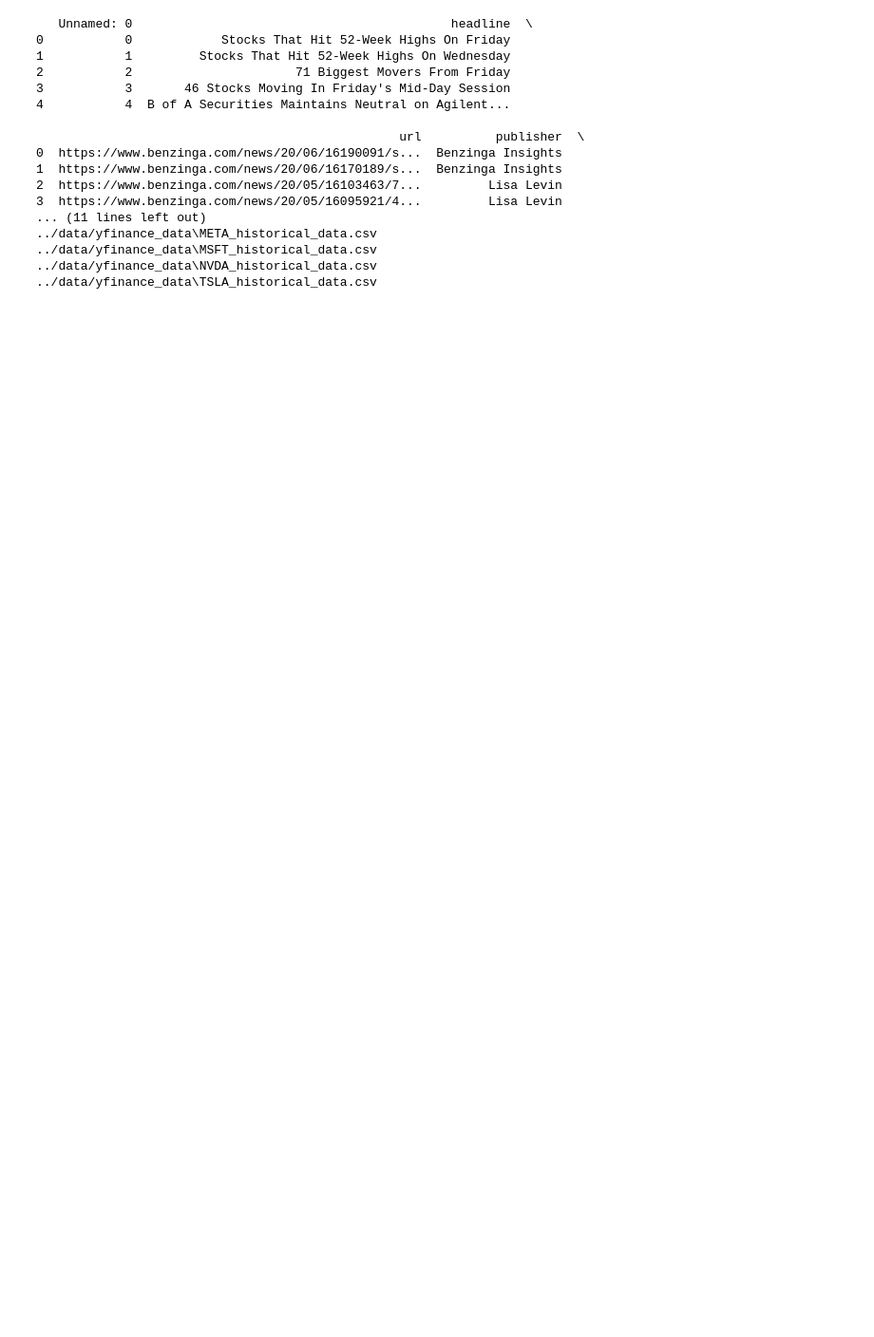
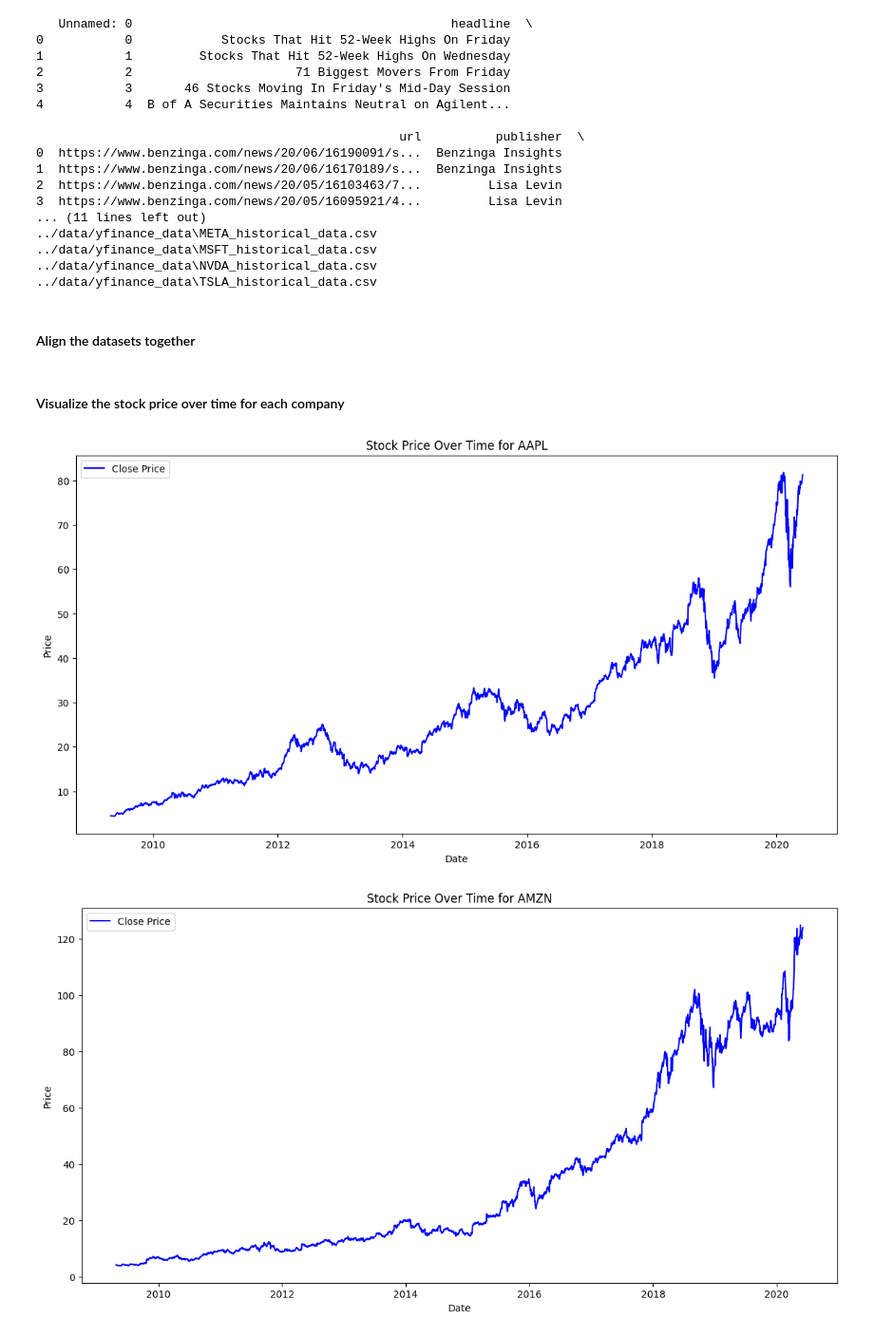
Before and after one commit to chalasimon/financial-news-sentiment-analysis, a Jupyter notebook: notebooks/task3.ipynb, the cells around one changed output. Shown: that part at 95% size. Drawn from its saved outputs; the diff is of its cells as text; code cells hidden in the pictures; blank space fills up the shorter version.

```diff
--- a/notebooks/task3.ipynb
+++ b/notebooks/task3.ipynb
@@ -86,5 +72,36 @@ final_data = pd.concat(aligned_dfs, ignore_index=True)
 ../data/yfinance_data\MSFT_historical_data.csv
 ../data/yfinance_data\NVDA_historical_data.csv
 ../data/yfinance_data\TSLA_historical_data.csv
+# %% [markdown]
+#### Align the datasets together
 # %%
-final_data
+stock_data = {
+    'AAPL': AAPL,
+    'AMZN': AMZN,
+    'MSFT': MSFT,
+    'GOOG': GOOG,
+    'META': META,
+    'TSLA': TSLA
+}
+# perfom data alignment
+aligned_dfs = []
+for ticker, df in stock_data.items():
+
+    # Convert the 'Date' column to datetime with timezone UTC
+    df['Date'] = pd.to_datetime(df['Date']).dt.tz_localize('UTC')
+
+    # Filter stock data to start from the first date in the news data
+    start_date = news_df['date'].min()
+    filtered_stock_data = df[df['Date'] >= start_date]
+
+    # Perform an inner join to keep only matching dates
+    aligned_data = pd.merge(filtered_stock_data, news_df, left_on='Date', right_on='date', how='inner')
+
+    # Add a column to identify the stock
+    aligned_data['Stock'] = ticker
+
+    # Append the aligned data to the list
+    aligned_dfs.append(aligned_data)
+
+# Concatenate all aligned data into one DataFrame
+merged_data = pd.concat(aligned_dfs, ignore_index=True)
@@ -90,0 +110,15 @@ final_data
+# %% [markdown]
+#### Visualize the stock price over time for each company
+# %%
+# plot each stock's price over time
+for ticker, df in stock_data.items():
+    # Filter merged data for the current stock
+    stock_data = merged_data[merged_data['Stock'] == ticker]
+
+    # Visualize correlation
+    viz = Corr_Visualization(stock_data)
+    viz.stock_price()
+    #viz.plot_pairplot()
+# %% [output]
+[figure, added]
+[figure, added]
```
Also changed, not shown: parts of 7 cells of this notebook, 1 other file.
